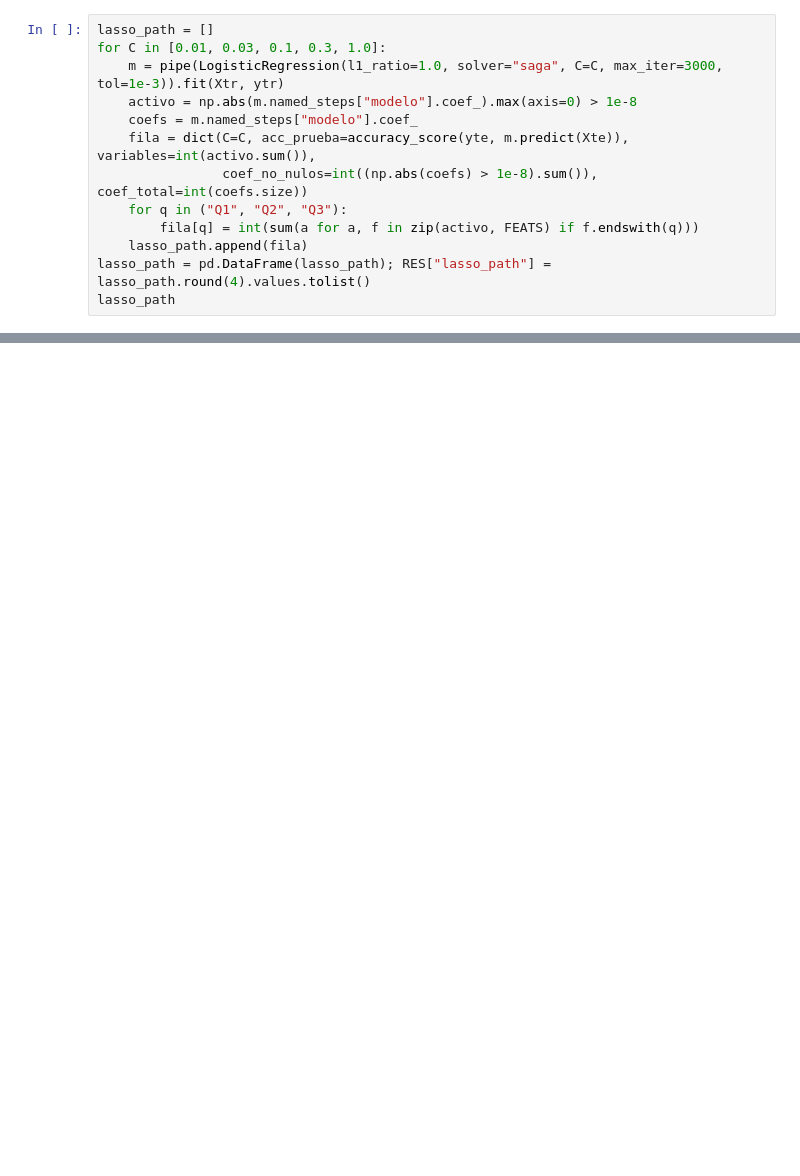
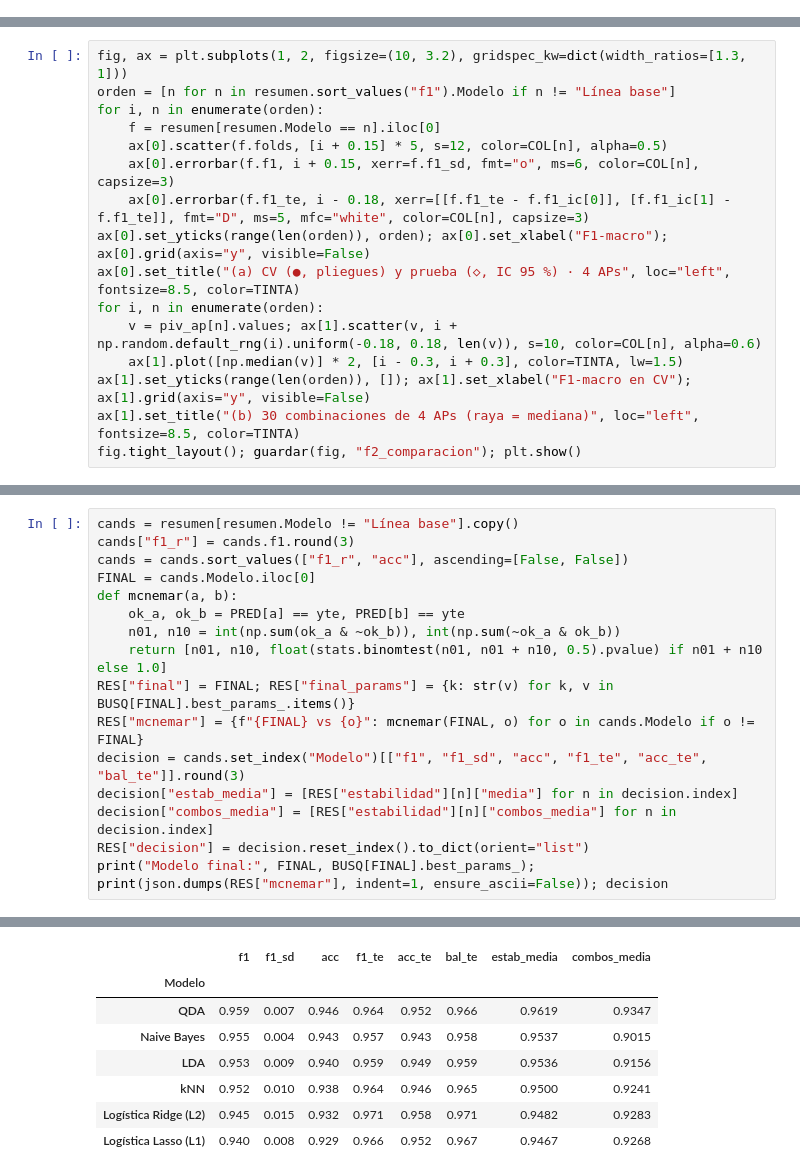
Before and after one commit to danielo2858-spec/ml1-localizacion-qaknn, a Jupyter notebook: Entrega_Final_Notebook.ipynb, the cells around one changed output, grey strips where cells are left out. Saved outputs shown, nothing was run; the diff lists cells and outputs as text; blank space fills up the shorter version.

```diff
--- a/Entrega_Final_Notebook.ipynb
+++ b/Entrega_Final_Notebook.ipynb
@@ -453,13 +0,0 @@ met.round(3)
-# %%
-lasso_path = []
-for C in [0.01, 0.03, 0.1, 0.3, 1.0]:
-    m = pipe(LogisticRegression(l1_ratio=1.0, solver="saga", C=C, max_iter=3000, tol=1e-3)).fit(Xtr, ytr)
-    activo = np.abs(m.named_steps["modelo"].coef_).max(axis=0) > 1e-8
-    coefs = m.named_steps["modelo"].coef_
-    fila = dict(C=C, acc_prueba=accuracy_score(yte, m.predict(Xte)), variables=int(activo.sum()),
-                coef_no_nulos=int((np.abs(coefs) > 1e-8).sum()), coef_total=int(coefs.size))
-    for q in ("Q1", "Q2", "Q3"):
-        fila[q] = int(sum(a for a, f in zip(activo, FEATS) if f.endswith(q)))
-    lasso_path.append(fila)
-lasso_path = pd.DataFrame(lasso_path); RES["lasso_path"] = lasso_path.round(4).values.tolist()
-lasso_path
@@ -705,0 +253,16 @@ print(sorted(os.listdir("figuras_final")), sorted(os.listdir("modelo")))
+# %%
+fig, ax = plt.subplots(1, 2, figsize=(10, 3.2), gridspec_kw=dict(width_ratios=[1.3, 1]))
+orden = [n for n in resumen.sort_values("f1").Modelo if n != "Línea base"]
+for i, n in enumerate(orden):
+    f = resumen[resumen.Modelo == n].iloc[0]
+    ax[0].scatter(f.folds, [i + 0.15] * 5, s=12, color=COL[n], alpha=0.5)
+    ax[0].errorbar(f.f1, i + 0.15, xerr=f.f1_sd, fmt="o", ms=6, color=COL[n], capsize=3)
+    ax[0].errorbar(f.f1_te, i - 0.18, xerr=[[f.f1_te - f.f1_ic[0]], [f.f1_ic[1] - f.f1_te]], fmt="D", ms=5, mfc="white", color=COL[n], capsize=3)
+ax[0].set_yticks(range(len(orden)), orden); ax[0].set_xlabel("F1-macro"); ax[0].grid(axis="y", visible=False)
+ax[0].set_title("(a) CV (●, pliegues) y prueba (◇, IC 95 %) · 4 APs", loc="left", fontsize=8.5, color=TINTA)
+for i, n in enumerate(orden):
+    v = piv_ap[n].values; ax[1].scatter(v, i + np.random.default_rng(i).uniform(-0.18, 0.18, len(v)), s=10, color=COL[n], alpha=0.6)
+    ax[1].plot([np.median(v)] * 2, [i - 0.3, i + 0.3], color=TINTA, lw=1.5)
+ax[1].set_yticks(range(len(orden)), []); ax[1].set_xlabel("F1-macro en CV"); ax[1].grid(axis="y", visible=False)
+ax[1].set_title("(b) 30 combinaciones de 4 APs (raya = mediana)", loc="left", fontsize=8.5, color=TINTA)
+fig.tight_layout(); guardar(fig, "f2_comparacion"); plt.show()
@@ -705,0 +274,17 @@ print(sorted(os.listdir("figuras_final")), sorted(os.listdir("modelo")))
+# %%
+cands = resumen[resumen.Modelo != "Línea base"].copy()
+cands["f1_r"] = cands.f1.round(3)
+cands = cands.sort_values(["f1_r", "acc"], ascending=[False, False])
+FINAL = cands.Modelo.iloc[0]
+def mcnemar(a, b):
+    ok_a, ok_b = PRED[a] == yte, PRED[b] == yte
+    n01, n10 = int(np.sum(ok_a & ~ok_b)), int(np.sum(~ok_a & ok_b))
+    return [n01, n10, float(stats.binomtest(n01, n01 + n10, 0.5).pvalue) if n01 + n10 else 1.0]
+RES["final"] = FINAL; RES["final_params"] = {k: str(v) for k, v in BUSQ[FINAL].best_params_.items()}
+RES["mcnemar"] = {f"{FINAL} vs {o}": mcnemar(FINAL, o) for o in cands.Modelo if o != FINAL}
+decision = cands.set_index("Modelo")[["f1", "f1_sd", "acc", "f1_te", "acc_te", "bal_te"]].round(3)
+decision["estab_media"] = [RES["estabilidad"][n]["media"] for n in decision.index]
+decision["combos_media"] = [RES["estabilidad"][n]["combos_media"] for n in decision.index]
+RES["decision"] = decision.reset_index().to_dict(orient="list")
+print("Modelo final:", FINAL, BUSQ[FINAL].best_params_); print(json.dumps(RES["mcnemar"], indent=1, ensure_ascii=False)); decision
+# %% [output]
@@ -705,0 +308,8 @@ print(sorted(os.listdir("figuras_final")), sorted(os.listdir("modelo")))
+|  | f1 | f1_sd | acc | f1_te | acc_te | bal_te | estab_media | combos_media |
+| Modelo |  |  |  |  |  |  |  |  |
+| QDA | 0.959 | 0.007 | 0.946 | 0.964 | 0.952 | 0.966 | 0.9619 | 0.9347 |
+| Naive Bayes | 0.955 | 0.004 | 0.943 | 0.957 | 0.943 | 0.958 | 0.9537 | 0.9015 |
+| LDA | 0.953 | 0.009 | 0.940 | 0.959 | 0.949 | 0.959 | 0.9536 | 0.9156 |
+| kNN | 0.952 | 0.010 | 0.938 | 0.964 | 0.946 | 0.965 | 0.9500 | 0.9241 |
+| Logística Ridge (L2) | 0.945 | 0.015 | 0.932 | 0.971 | 0.958 | 0.971 | 0.9482 | 0.9283 |
+| Logística Lasso (L1) | 0.940 | 0.008 | 0.929 | 0.966 | 0.952 | 0.967 | 0.9467 | 0.9268 |
```
Also changed, not shown: parts of 64 cells of this notebook, 15 other files.
